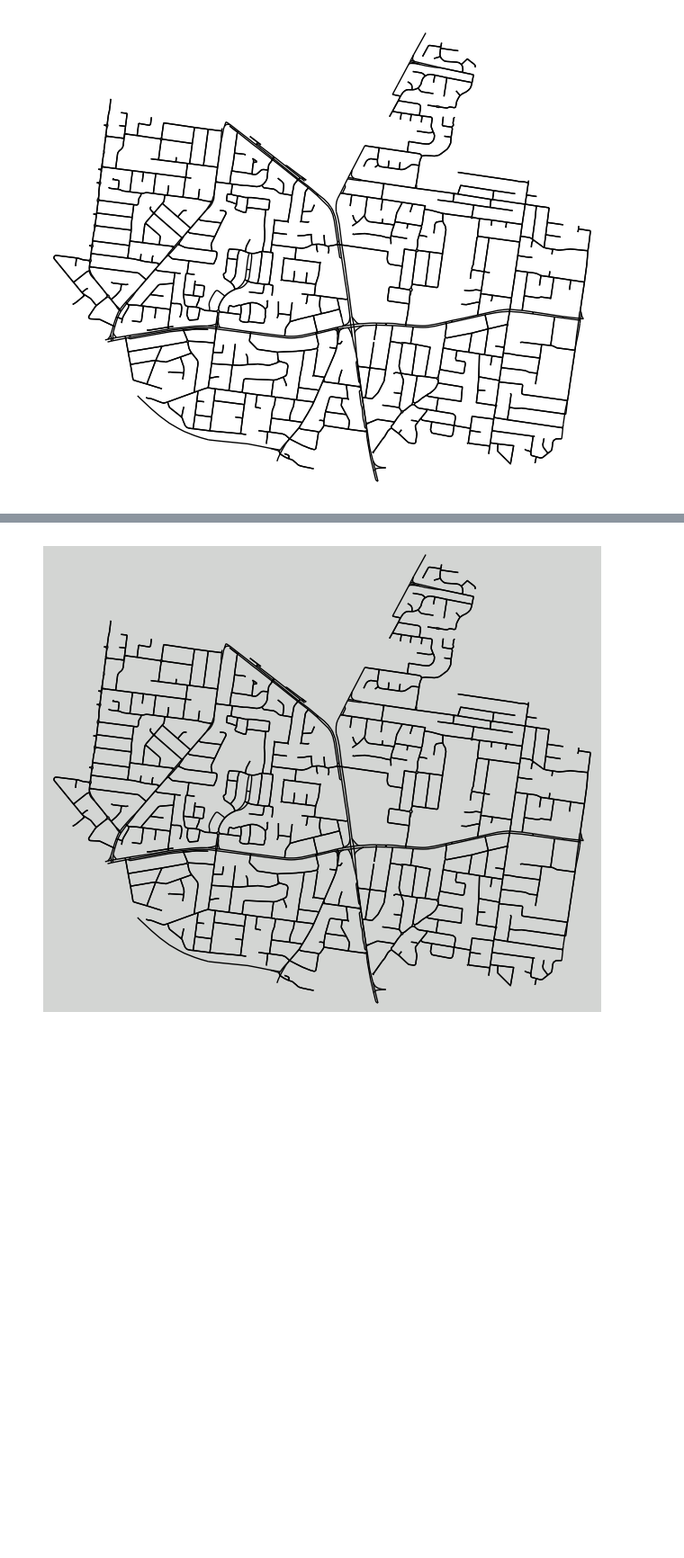
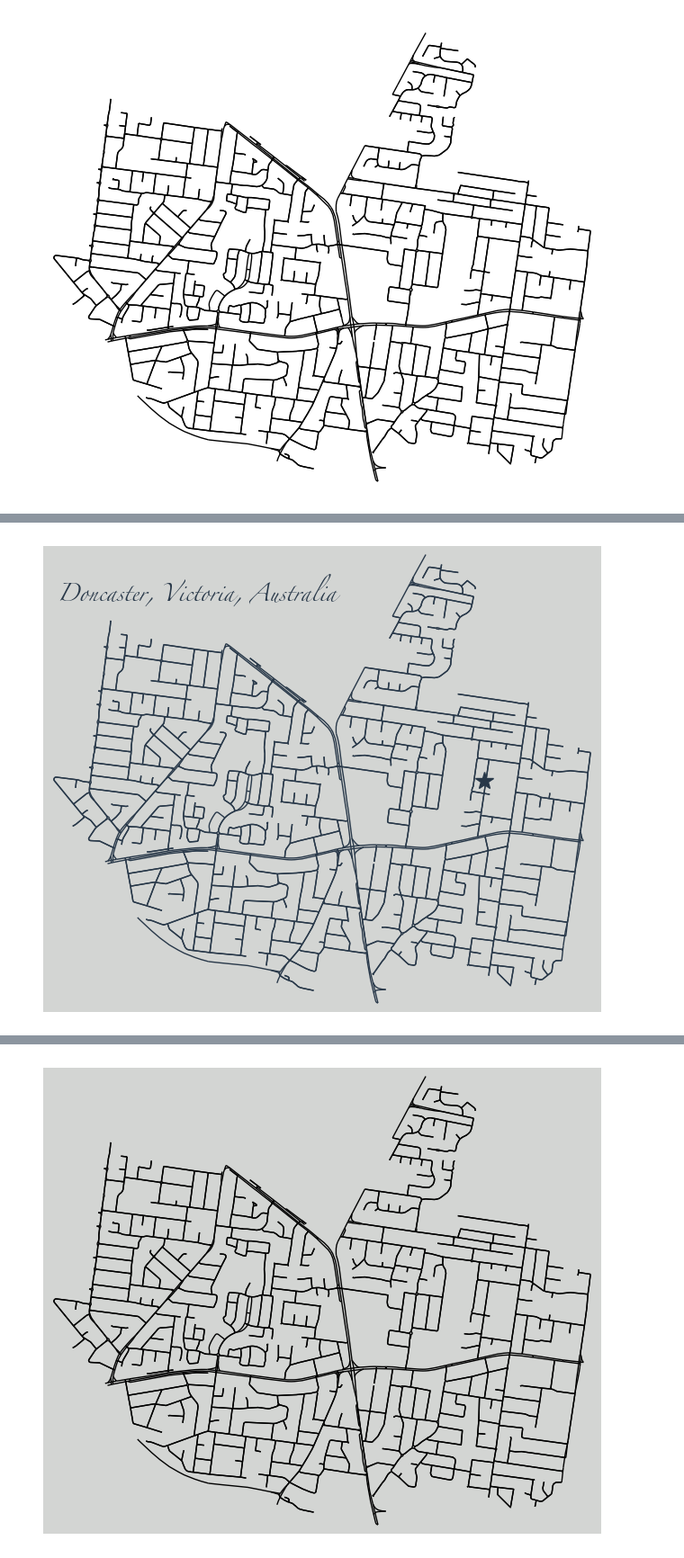
Before and after one commit to jtwevans/melbourne_mapping, a Jupyter notebook: osmnx.ipynb, the cells around one changed output, grey strips where cells are left out. Shown at 90% size. Cells and saved outputs as stored; diff of their text form; code cells hidden in the pictures; blank space fills up the shorter version.

```diff
--- a/osmnx.ipynb
+++ b/osmnx.ipynb
@@ -84,0 +82,24 @@ findfont: Generic family 'sans-serif' not found because none of the following fa
+# %%
+plt.rcParams['font.family'] = 'serif'
+plt.rcParams['font.serif'] = ['Zapfino'] + plt.rcParams['font.serif']
+
+place_name = "Doncaster, Victoria, Australia"
+
+graph = ox.graph_from_place(place_name, network_type="drive")
+
+fig, ax = ox.plot_graph(graph, node_size=0, edge_color="#283849", edge_linewidth=1, bgcolor = '#D3D5D3', show=False)
+
+# text box
+textstr = 'Doncaster, Victoria, Australia'
+ax.text(0.025, 0.940, textstr, color='#283849', transform=ax.transAxes, size=12, fontweight='bold', fontdict=None, verticalalignment='top')
+
+# Now add * to home
+plt.plot(0.79, 0.495, marker='*', markersize=15, color='#283849', transform=ax.transAxes, label='Home')
+
+
+#plt.show()
+# Save the plot as an SVG file
+plt.savefig("/Users/jacksonevans/Desktop/melb_mapping_mday/melbourne_mapping-main/output/save_fig_top_left_star_reflection_navy_text_donnie_drive.svg", format='svg')
+#plt.savefig("/Users/jacksonevans/Desktop/melb_mapping_mday/melbourne_mapping-main/output/save_fig_top_left_star_reflection_navy_text_donnie_drive.png", format='png')
+# %% [output]
+[figure, added]
```
Also changed, not shown: parts of 5 cells of this notebook, 7 other files.
